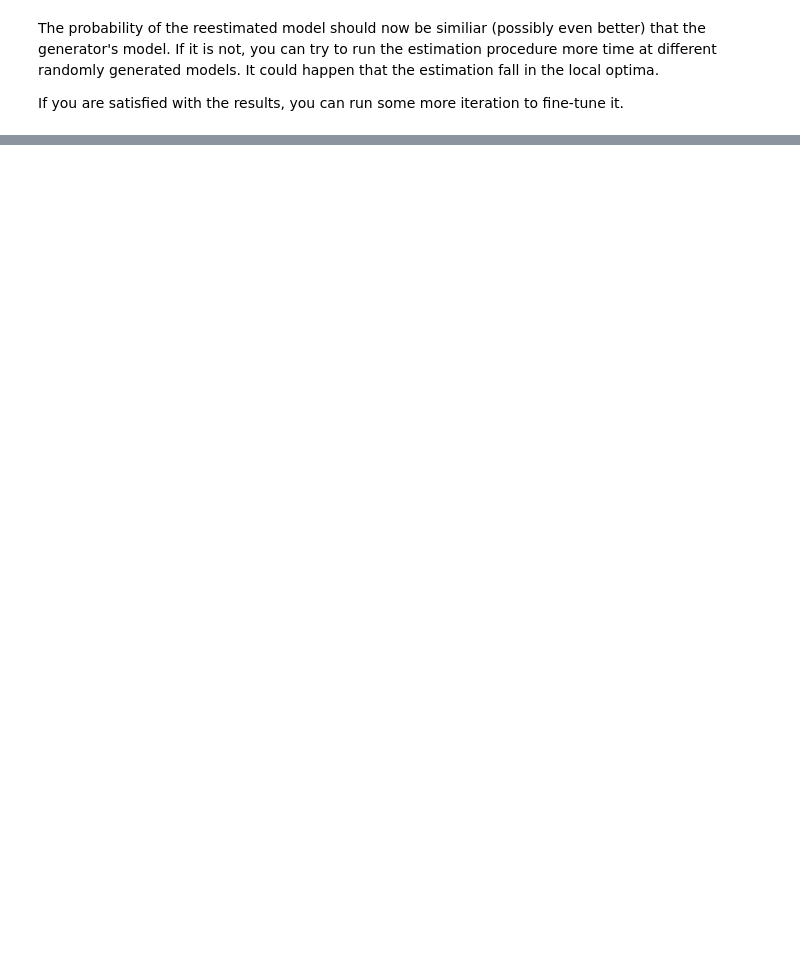
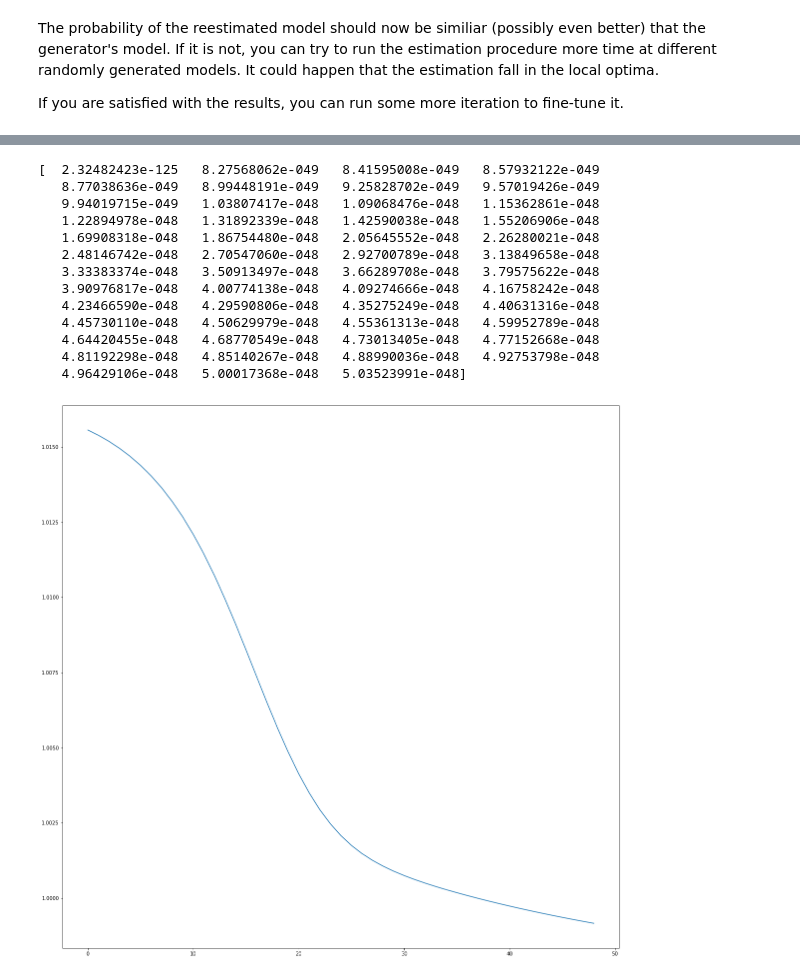
Before and after one commit to lopatovsky/HMMs, a Jupyter notebook: CT-HMM.ipynb, the cells around one changed output, grey strips where cells are left out. Saved outputs shown, nothing was run; the diff lists cells and outputs as text; code cells hidden in the pictures; blank space fills up the shorter version.

```diff
--- a/CT-HMM.ipynb
+++ b/CT-HMM.ipynb
@@ -155,8 +200,23 @@ hmms.print_parameters( hmm )
 # %%
-hmm_r = hmms.DtHMM( *hmms.get_random_parameters(2,3) )
+hmm_r = hmms.DtHMM.random(2,3)
 real = hmm.data_estimate(data)
-out = hmm_r.baum_welch_learn_curve( data, 10 )
+out = hmm_r.baum_welch_graph( data, 50 )
 print( np.exp(out) )
 plt.plot( out[2:] / real  )
 plt.show()
+# %% [output]
+[  2.32482423e-125   8.27568062e-049   8.41595008e-049   8.57932122e-049
+   8.77038636e-049   8.99448191e-049   9.25828702e-049   9.57019426e-049
+   9.94019715e-049   1.03807417e-048   1.09068476e-048   1.15362861e-048
+   1.22894978e-048   1.31892339e-048   1.42590038e-048   1.55206906e-048
+   1.69908318e-048   1.86754480e-048   2.05645552e-048   2.26280021e-048
+   2.48146742e-048   2.70547060e-048   2.92700789e-048   3.13849658e-048
+   3.33383374e-048   3.50913497e-048   3.66289708e-048   3.79575622e-048
+   3.90976817e-048   4.00774138e-048   4.09274666e-048   4.16758242e-048
+   4.23466590e-048   4.29590806e-048   4.35275249e-048   4.40631316e-048
+   4.45730110e-048   4.50629979e-048   4.55361313e-048   4.59952789e-048
+   4.64420455e-048   4.68770549e-048   4.73013405e-048   4.77152668e-048
+   4.81192298e-048   4.85140267e-048   4.88990036e-048   4.92753798e-048
+   4.96429106e-048   5.00017368e-048   5.03523991e-048]
+[figure, added]
 # %%
```
Also changed, not shown: parts of 19 cells of this notebook, 7 other files.
